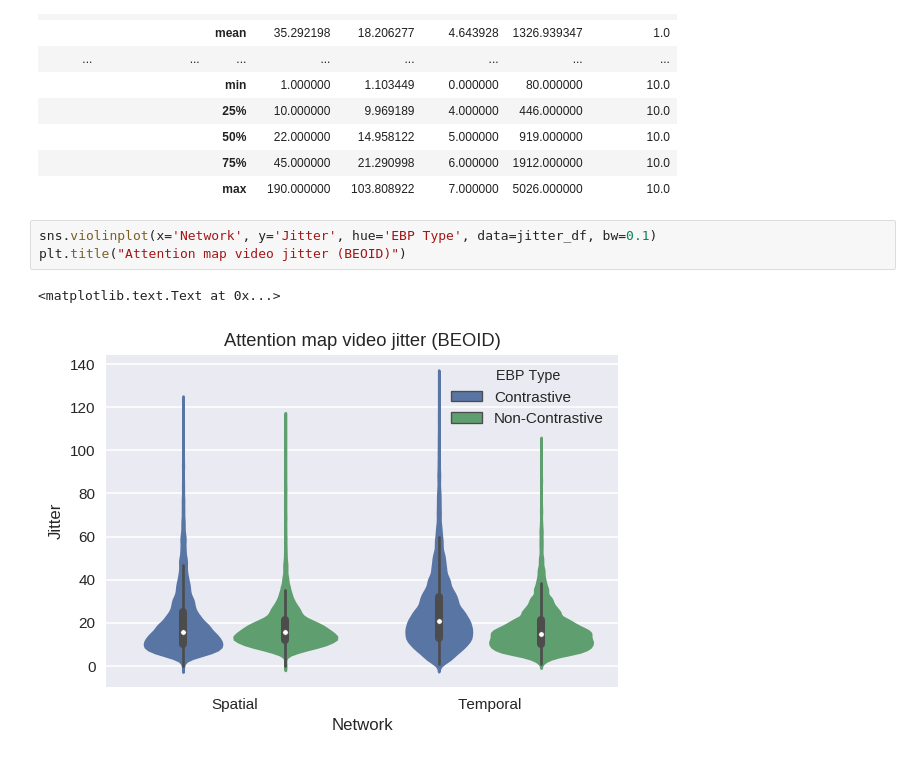
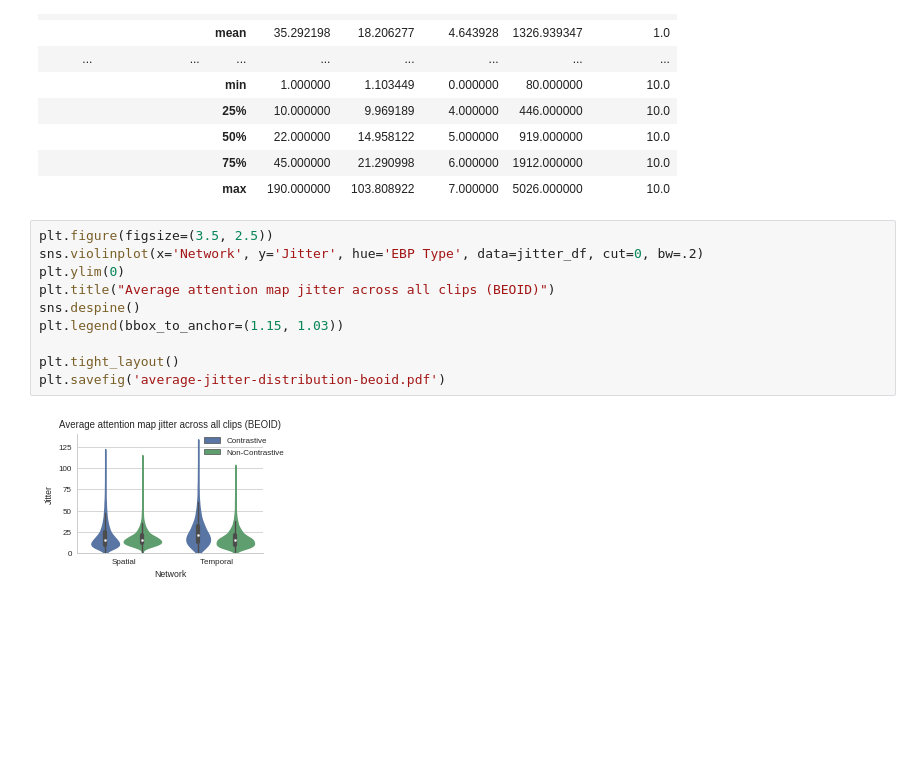
Before and after one commit to willprice/two-stream-action-cnn-analysis, a Jupyter notebook: notebooks/2 - Analysis - Attention map video jitter/1 - BEOID Jitter Analysis.ipynb, the cells around one changed output. Cells and saved outputs as stored; diff of their text form; blank space fills up the shorter version.

```diff
--- a/notebooks/2 - Analysis - Attention map video jitter/1 - BEOID Jitter Analysis.ipynb
+++ b/notebooks/2 - Analysis - Attention map video jitter/1 - BEOID Jitter Analysis.ipynb
@@ -43,8 +62,14 @@ jitter_df.groupby(['Network', 'EBP Type']).describe()
 |  |  | 75% | 45.000000 | 21.290998 | 6.000000 | 1912.000000 | 10.0 |
 |  |  | max | 190.000000 | 103.808922 | 7.000000 | 5026.000000 | 10.0 |
 # %%
-sns.violinplot(x='Network', y='Jitter', hue='EBP Type', data=jitter_df, bw=0.1)
-plt.title("Attention map video jitter (BEOID)")
+plt.figure(figsize=(3.5, 2.5))
+sns.violinplot(x='Network', y='Jitter', hue='EBP Type', data=jitter_df, cut=0, bw=.2)
+plt.ylim(0)
+plt.title("Average attention map jitter across all clips (BEOID)")
+sns.despine()
+plt.legend(bbox_to_anchor=(1.15, 1.03))
+
+plt.tight_layout()
+plt.savefig('average-jitter-distribution-beoid.pdf')
 # %% [output]
-<matplotlib.text.Text at 0x...>
-[figure, old version]
+[figure, new version]
```
Also changed, not shown: parts of 8 cells of this notebook, 21 other files.
